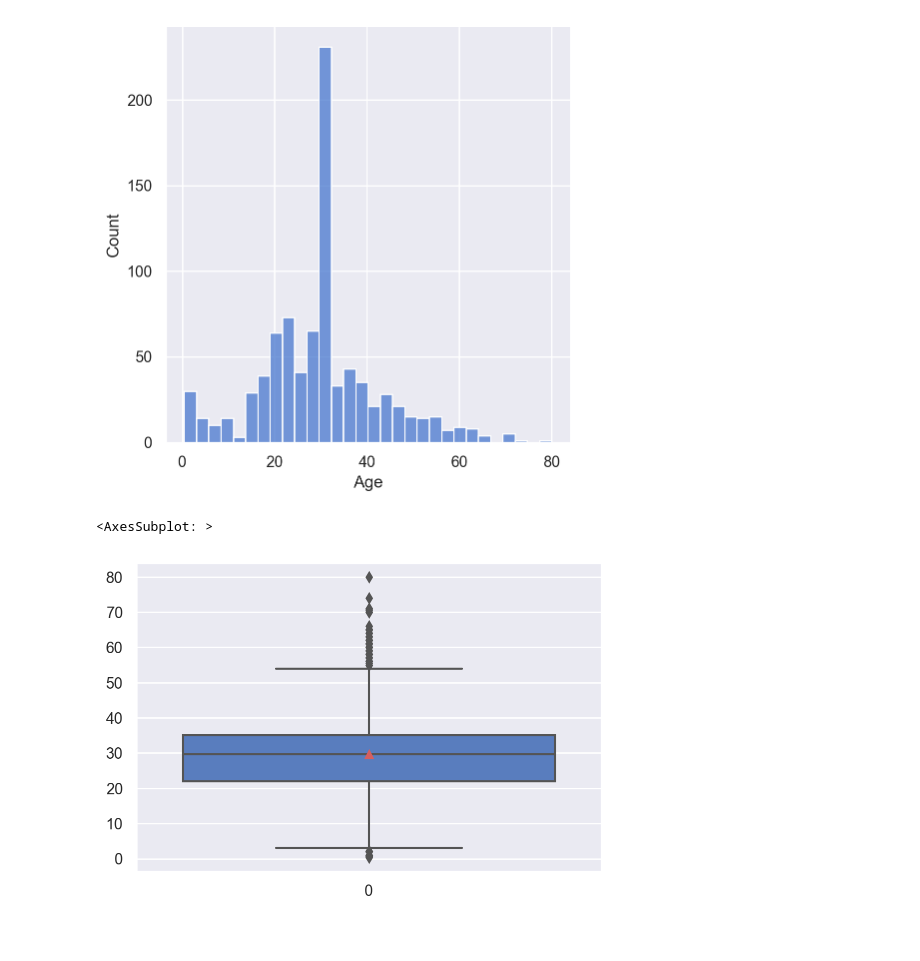
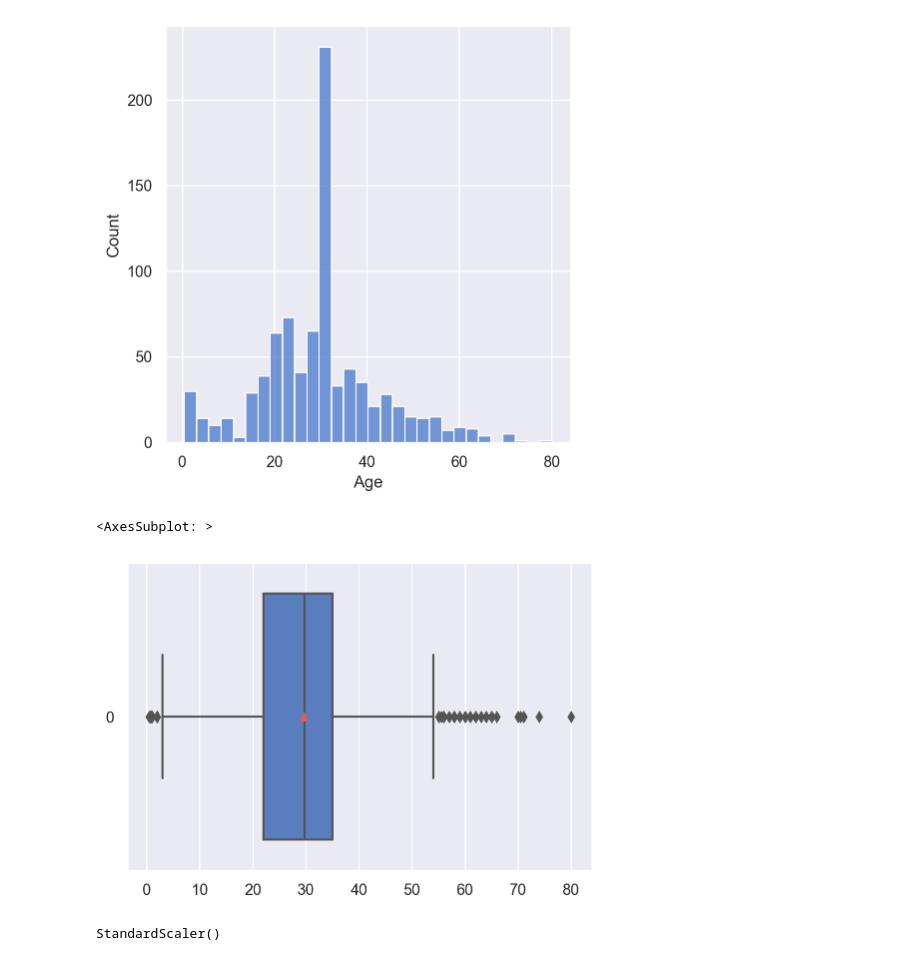
Before and after one commit to pNatTueku/basicPython, a Jupyter notebook: data_preparation_titanic_data.ipynb, the cells around one changed output. Drawn from its saved outputs; the diff is of its cells as text; code cells hidden in the pictures.

```diff
--- a/data_preparation_titanic_data.ipynb
+++ b/data_preparation_titanic_data.ipynb
@@ -447,7 +447,14 @@ sns.displot(df['Age']);
 # %% [output]
 [figure]
 # %%
-sns.boxplot(df['Age'], showmeans = True)
+sns.boxplot(df['Age'], showmeans = True, orient = 'h')
 # %% [output]
 <AxesSubplot: >
-[figure, old version]
+[figure, new version]
+# %%
+# apply standardization to the Age
+
+age_scaler = StandardScaler()
+age_scaler
+# %% [output]
+StandardScaler()
```
Also changed, not shown: parts of 24 cells of this notebook, 1 other file.
